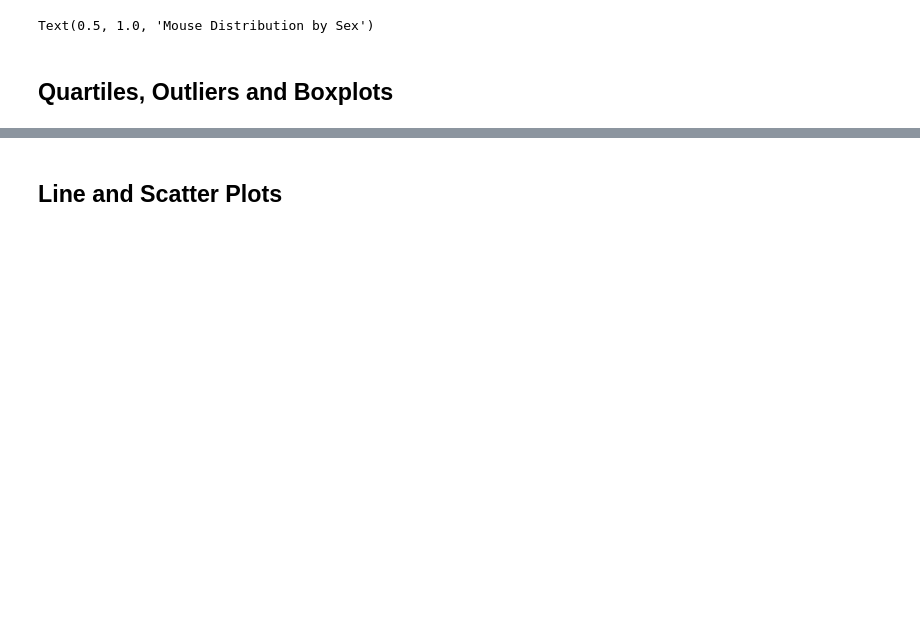
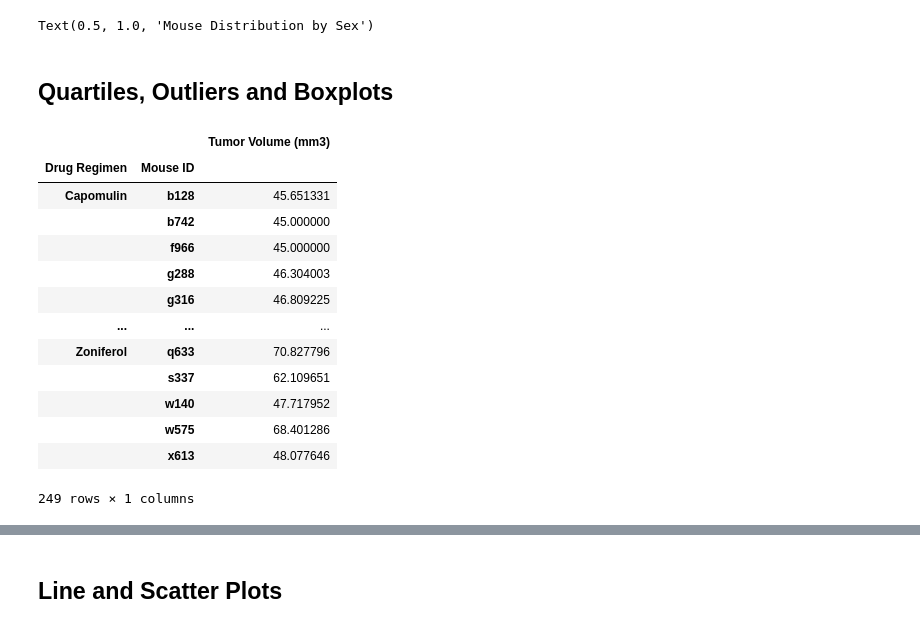
Before and after one commit to Boyder3113/Matplotlib, a Jupyter notebook: pymaceuticals_starter.ipynb, the cells around one changed output, grey strips where cells are left out. Drawn from its saved outputs; the diff is of its cells as text; code cells hidden in the pictures; blank space fills up the shorter version.

```diff
--- a/pymaceuticals_starter.ipynb
+++ b/pymaceuticals_starter.ipynb
@@ -203,11 +204,28 @@ Text(0.5, 1.0, 'Mouse Distribution by Sex')
 # %%
 # Calculate the final tumor volume of each mouse across four of the treatment regimens:
 # Capomulin, Ramicane, Infubinol, and Ceftamin
 # Start by getting the last (greatest) timepoint for each mouse
 last_timepoints = combinded_no_dups.groupby(['Drug Regimen','Mouse ID']).max('Timepoint')
 last_timepoints['Tumor Volume (mm3)']
 
 last_timepoints_all_reg = pd.DataFrame(last_timepoints['Tumor Volume (mm3)'])
+
+last_timepoints_all_reg
+# %% [output]
+|  |  | Tumor Volume (mm3) |
+| Drug Regimen | Mouse ID |  |
+| Capomulin | b128 | 45.651331 |
+|  | b742 | 45.000000 |
+|  | f966 | 45.000000 |
+|  | g288 | 46.304003 |
+|  | g316 | 46.809225 |
+| ... | ... | ... |
+| Zoniferol | q633 | 70.827796 |
+|  | s337 | 62.109651 |
+|  | w140 | 47.717952 |
+|  | w575 | 68.401286 |
+|  | x613 | 48.077646 |
+249 rows × 1 columns
 # %%
 # Put treatments into a list for for loop (and later for plot labels)
 treatment_list = "Capomulin", "Ramicane", "Infubinol", "Ceftamin"
```
Also changed, not shown: parts of 4 cells of this notebook.
